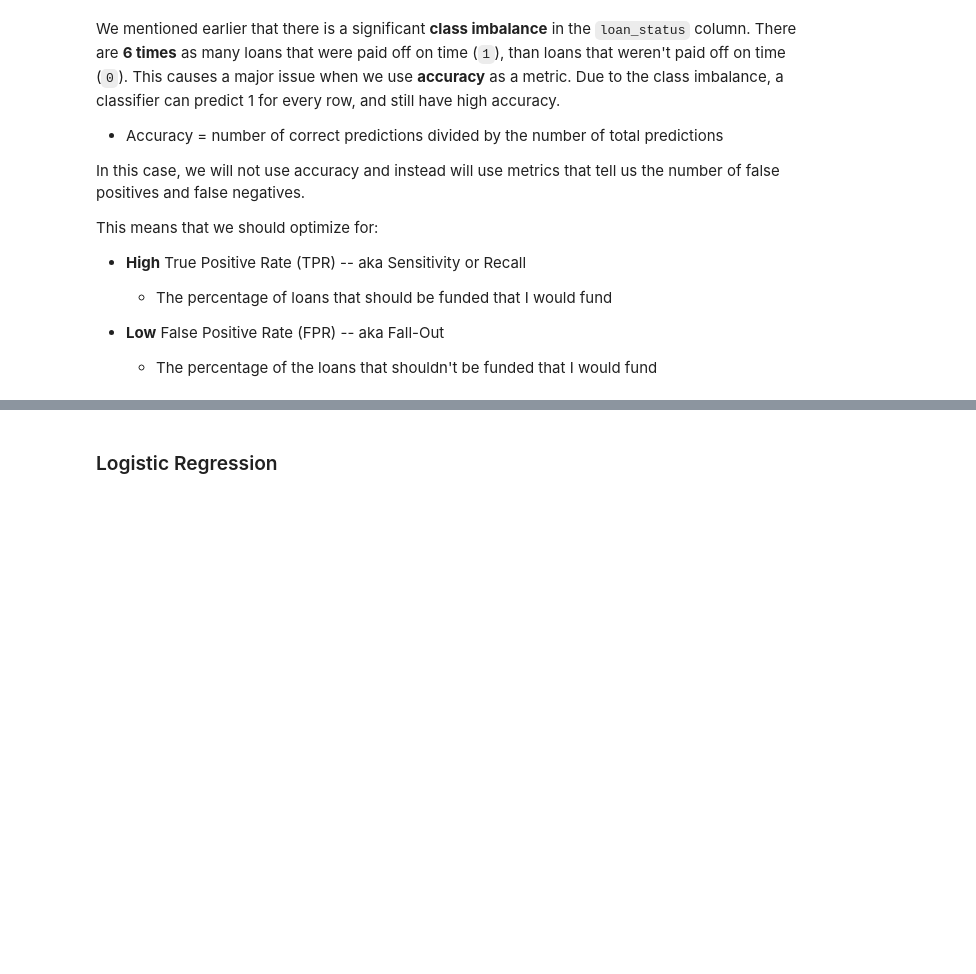
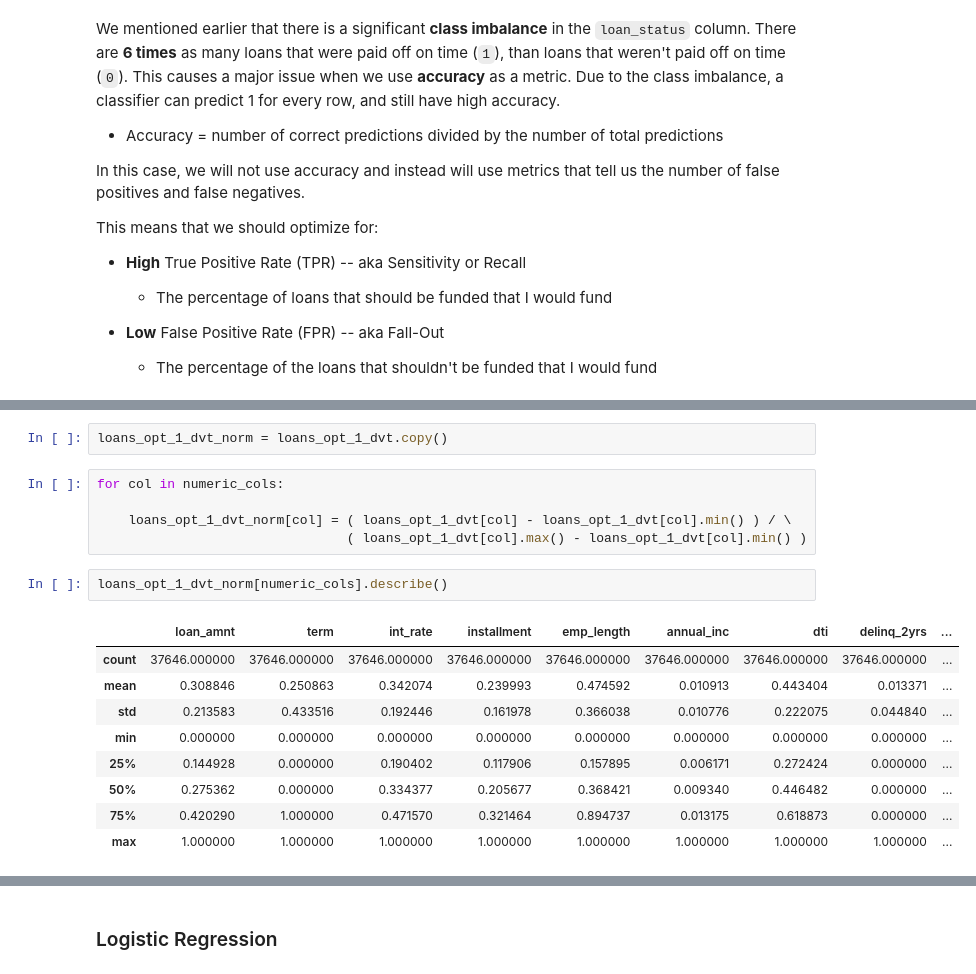
Before and after one commit to bern-lm/dataquest-projects, a Jupyter notebook: credit-modeling/Project - Credit Modeling (Lending Club).ipynb, the cells around one changed output, grey strips where cells are left out. Saved outputs shown, nothing was run; the diff lists cells and outputs as text; blank space fills up the shorter version.

```diff
--- a/credit-modeling/Project - Credit Modeling (Lending Club).ipynb
+++ b/credit-modeling/Project - Credit Modeling (Lending Club).ipynb
@@ -1427,0 +1358,19 @@ This means that we should optimize for:
+# %%
+loans_opt_1_dvt_norm = loans_opt_1_dvt.copy()
+# %%
+for col in numeric_cols:
+
+    loans_opt_1_dvt_norm[col] = ( loans_opt_1_dvt[col] - loans_opt_1_dvt[col].min() ) / \
+                                ( loans_opt_1_dvt[col].max() - loans_opt_1_dvt[col].min() )
+# %%
+loans_opt_1_dvt_norm[numeric_cols].describe()
+# %% [output]
+|  | loan_amnt | term | int_rate | installment | emp_length | annual_inc | dti | delinq_2yrs | ... |
+| count | 37646.000000 | 37646.000000 | 37646.000000 | 37646.000000 | 37646.000000 | 37646.000000 | 37646.000000 | 37646.000000 | ... |
+| mean | 0.308846 | 0.250863 | 0.342074 | 0.239993 | 0.474592 | 0.010913 | 0.443404 | 0.013371 | ... |
+| std | 0.213583 | 0.433516 | 0.192446 | 0.161978 | 0.366038 | 0.010776 | 0.222075 | 0.044840 | ... |
+| min | 0.000000 | 0.000000 | 0.000000 | 0.000000 | 0.000000 | 0.000000 | 0.000000 | 0.000000 | ... |
+| 25% | 0.144928 | 0.000000 | 0.190402 | 0.117906 | 0.157895 | 0.006171 | 0.272424 | 0.000000 | ... |
+| 50% | 0.275362 | 0.000000 | 0.334377 | 0.205677 | 0.368421 | 0.009340 | 0.446482 | 0.000000 | ... |
+| 75% | 0.420290 | 1.000000 | 0.471570 | 0.321464 | 0.894737 | 0.013175 | 0.618873 | 0.000000 | ... |
+| max | 1.000000 | 1.000000 | 1.000000 | 1.000000 | 1.000000 | 1.000000 | 1.000000 | 1.000000 | ... |
```
Also changed, not shown: parts of 286 cells of this notebook.
